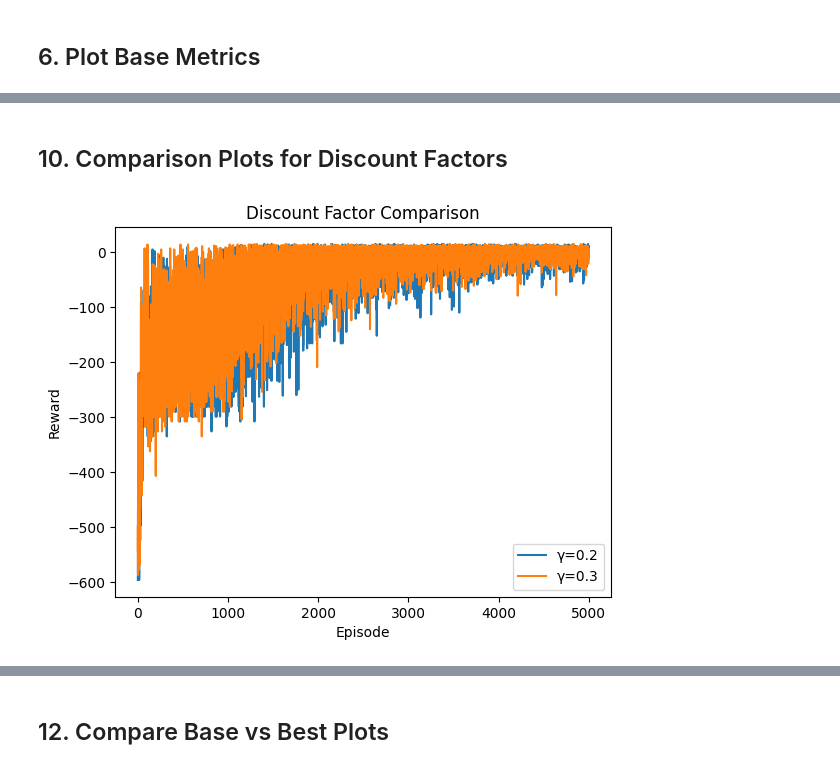
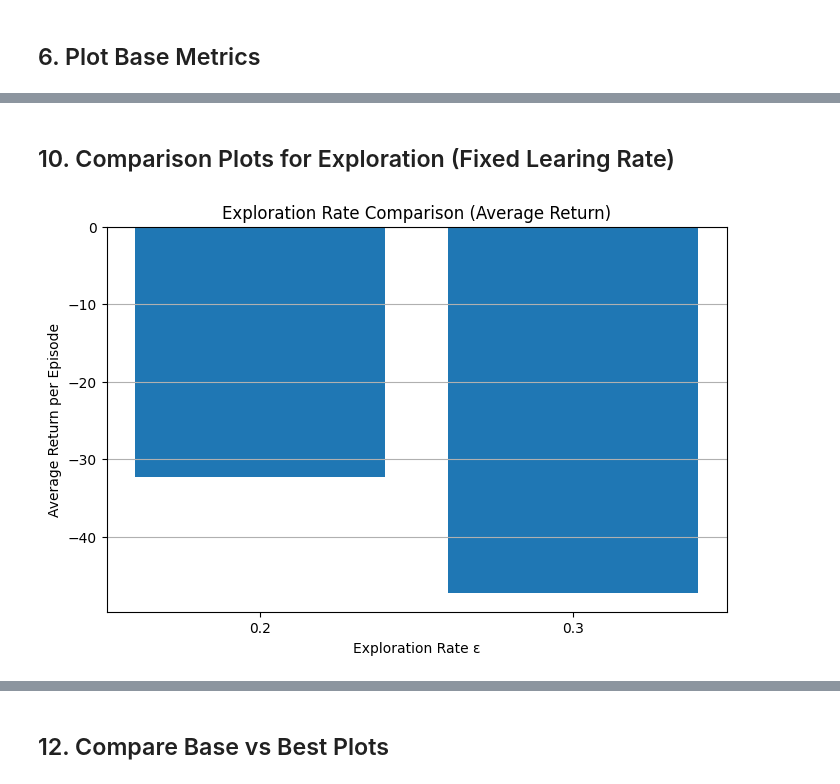
Before and after one commit to JariusBedward-8841640/CSCN8020_A2JB, a Jupyter notebook: taxi_Qlearning.ipynb, the cells around one changed output, grey strips where cells are left out. Drawn from its saved outputs; the diff is of its cells as text; code cells hidden in the pictures.

```diff
--- a/taxi_Qlearning.ipynb
+++ b/taxi_Qlearning.ipynb
@@ -320,20 +322,20 @@ Average Steps: 23.186
 # %%
-discount_factors = [0.2, 0.3]
+exploration_factors = [0.2, 0.3]
 
-gamma_results = {}
+epsilon_results = {}
 
-for g in discount_factors:
+for e in exploration_factors:
      Q, steps, rewards = train_q_learning(
-        name=f"GAMMA_{g}",
+        name=f"EPSILON_{e}",
         alpha=0.1,     # keep alpha fixed
-        gamma=g,
-        epsilon=0.1,
+        gamma=0.9, #fixed gamma
+        epsilon=e,
          log_to_file=False
     )
 
-     summarize_results(f"GAMMA_{g}", steps, rewards)
+     summarize_results(f"EPSILON_{e}", steps, rewards)
 
-     gamma_results[g] = {
+     epsilon_results[e] = {
         "steps": steps,
          "rewards": rewards,
          "avg_return": np.mean(rewards),
@@ -370,13 +403,22 @@ plt.show()
 # %% [markdown]
-## 10. Comparison Plots for Discount Factors
+## 10. Comparison Plots for Exploration (Fixed Learing Rate)
 # %%
-plt.figure()
-for g in gamma_results:
-    plt.plot(gamma_results[g]["rewards"], label=f"γ={g}")
-plt.legend()
-plt.title("Discount Factor Comparison")
-plt.xlabel("Episode")
-plt.ylabel("Reward")
+plt.figure(figsize=(8,5))
+
+exploration_factors = []
+avg_returns = []
+
+for e in epsilon_results:
+    exploration_factors.append(str(e))
+    avg_returns.append(epsilon_results[e]["avg_return"])
+
+plt.bar(exploration_factors, avg_returns)
+
+plt.title("Exploration Rate Comparison (Average Return)")
+plt.xlabel("Exploration Rate ε")
+plt.ylabel("Average Return per Episode")
+plt.grid(axis='y')
+
 plt.show()
 # %% [output]
-[figure, old version]
+[figure, new version]
```
Also changed, not shown: parts of 18 cells of this notebook.
